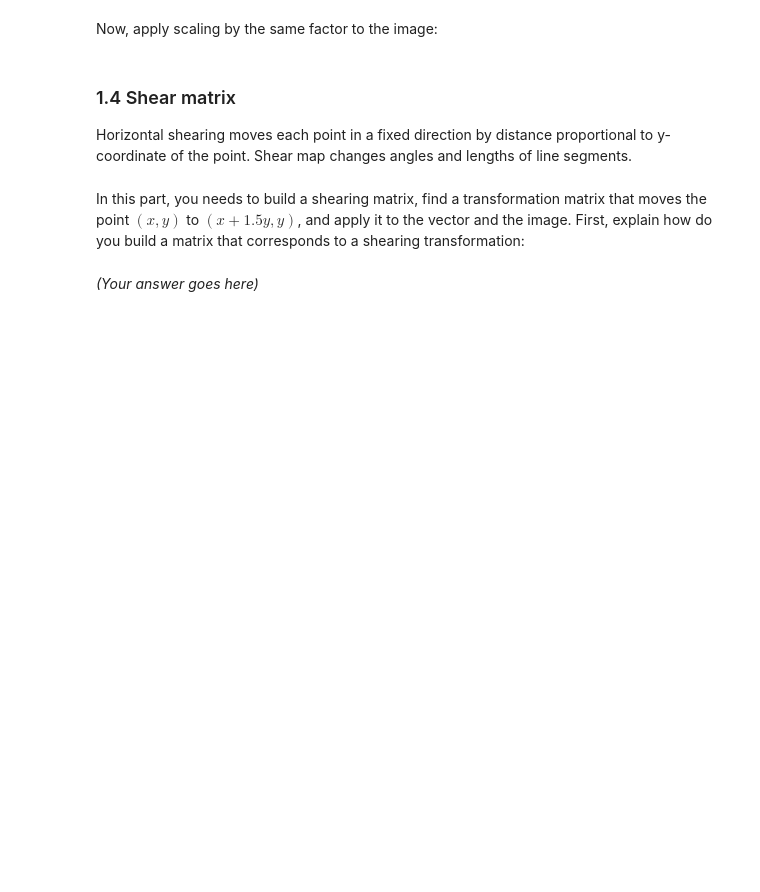
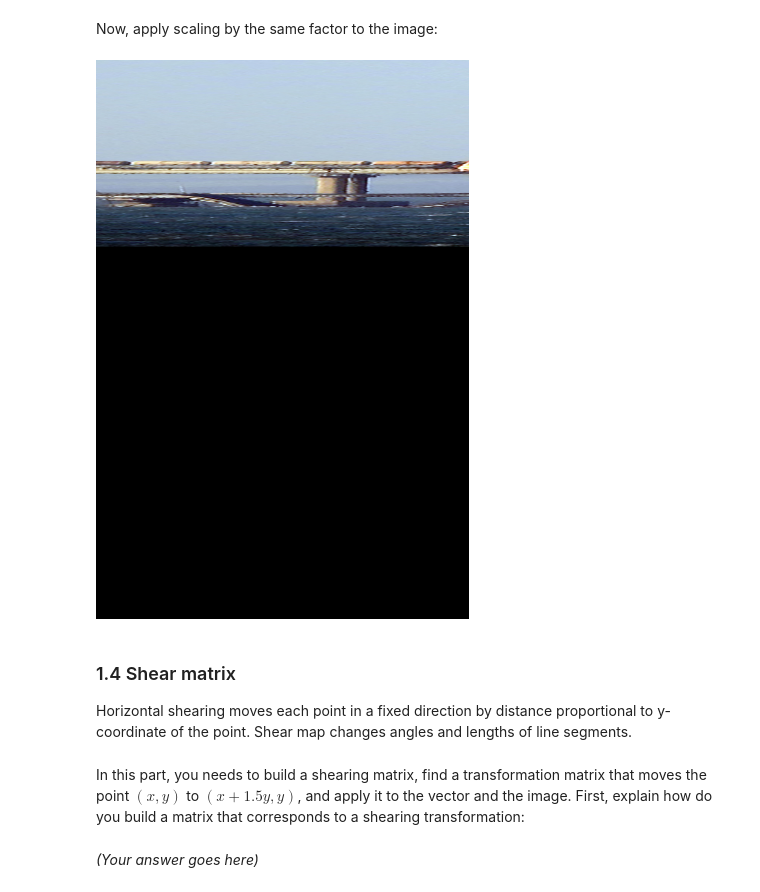
Before and after one commit to Siromanec/la-lab1-mutel_muzychuk_ivanov, a Jupyter notebook: Ivanov_Mutel_Muzychuk_LA_Lab_1.ipynb, the cells around one changed output. Saved outputs shown, nothing was run; the diff lists cells and outputs as text; code cells hidden in the pictures; blank space fills up the shorter version.

```diff
--- a/Ivanov_Mutel_Muzychuk_LA_Lab_1.ipynb
+++ b/Ivanov_Mutel_Muzychuk_LA_Lab_1.ipynb
@@ -186,3 +189,17 @@ cv2_imshow(scaled)
+# %%
+##### YOUR CODE STARTS #####
+# np.matrix.diagonal()
+# scaled = np.matrix([[scale_factor_x,0],[0,scale_factor_y]])@image
+# m = np.zeros((image.shape[0], image.shape[0]))
+# np.fill_diagonal(m, 2)
+# print(m)
+scaled = cv.warpAffine(image, get_scaling_matrix(3, 0.5), (image.shape[0], image.shape[1]))
+##### YOUR CODE ENDS #####
+#TODO
+img2 = scaled[:,:,::-1]
+display(Image.fromarray(img2))
+# %% [output]
+[figure, added]
 # %% [markdown]
 ### 1.4 Shear matrix
 
```
Also changed, not shown: parts of 5 cells of this notebook.
